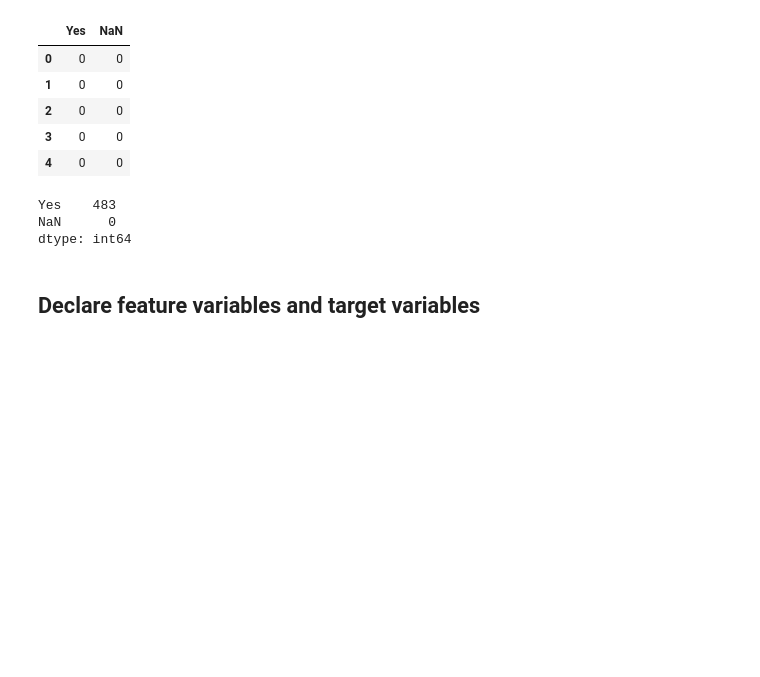
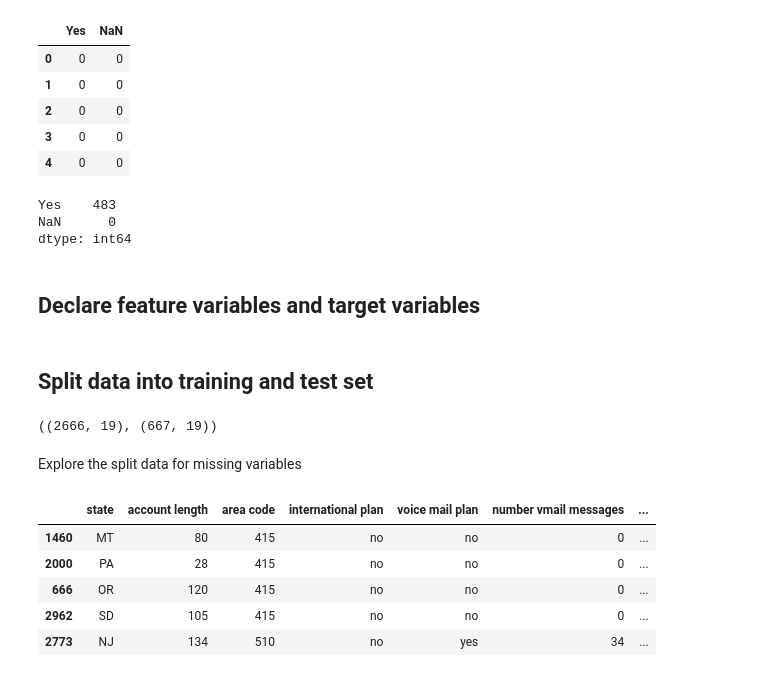
Before and after one commit to NicholasKIRUI/Moringa-Data-Science-Course-Phase-3-Project, a Jupyter notebook: index.ipynb, the cells around one changed output. Saved outputs shown, nothing was run; the diff lists cells and outputs as text; code cells hidden in the pictures; blank space fills up the shorter version.

Commit message:
train test split of dafaframe

```diff
--- a/index.ipynb
+++ b/index.ipynb
@@ -834,3 +834,32 @@ NaN      0
 dtype: int64
 # %% [markdown]
 ## Declare feature variables and target variables
+# %%
+X = df.drop(['churn', 'phone number'], axis=1)  # drop churn and phone number
+
+y = df['churn']
+# %% [markdown]
+## Split data into training and test set
+# %%
+# split X and y into training and testing sets
+
+from sklearn.model_selection import train_test_split
+
+X_train, X_test, y_train, y_test = train_test_split(X, y, test_size = 0.2, random_state = 0)
+# %%
+# check the shape of X_train and X_test
+
+X_train.shape, X_test.shape
+# %% [output]
+((2666, 19), (667, 19))
+# %% [markdown]
+Explore the split data for missing variables
+# %%
+X_train.head(5)
+# %% [output]
+|  | state | account length | area code | international plan | voice mail plan | number vmail messages | ... |
+| 1460 | MT | 80 | 415 | no | no | 0 | ... |
+| 2000 | PA | 28 | 415 | no | no | 0 | ... |
+| 666 | OR | 120 | 415 | no | no | 0 | ... |
+| 2962 | SD | 105 | 415 | no | no | 0 | ... |
+| 2773 | NJ | 134 | 510 | no | yes | 34 | ... |
```
Also changed, not shown: parts of 3 cells of this notebook.
